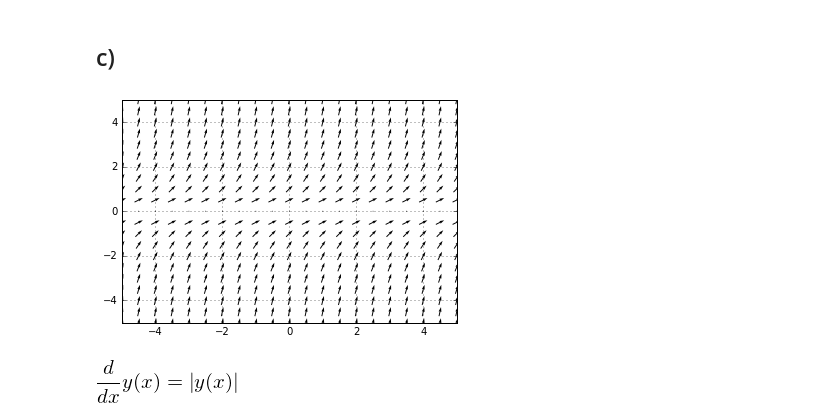
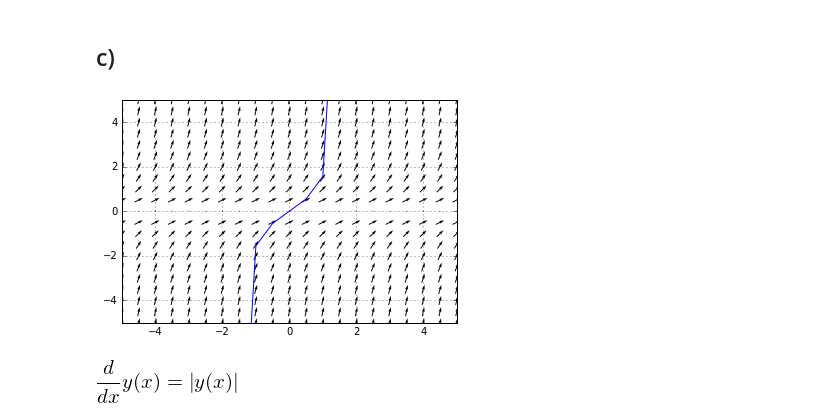
Before and after one commit to scoiatael/MZP, a Jupyter notebook: Lista1.ipynb, the cells around one changed output. Drawn from its saved outputs; the diff is of its cells as text; code cells hidden in the pictures.

```diff
--- a/Lista1.ipynb
+++ b/Lista1.ipynb
@@ -111,9 +129,3 @@ X,Y,plt = plotdf(fun, xran=[-C,C], yran=[-C, C])
 # 3
 # %% [markdown]
 ## a
-# %%
-k = 1.
-C = 0.
-def fun(X,Y):
-    return (-Y + C) * k
-X,Y,plt = plotdf(fun)
@@ -130,3 +140,11 @@ display(dxs)
 # %% [output]
 [figure]
 [figure]
+# %%
+sol = lambda x: np.exp(-0.9*x) + 0.1
+# %%
+k = 1.
+C = 0.
+def fun(X,Y):
+    return (-Y + C) * k
+X,Y,plt = plotdf(fun, sol=sol)
@@ -157,5 +178,6 @@ display(dxs)
 def fun(X,Y):
     X[X==0] = 1000.
     return 1./(1. + np.exp(1./X))
-X,Y,plt = plotdf(fun)
+sol = lambda x: x if x < 0 else np.exp(x/3.)
+X,Y,plt = plotdf(fun, sol=sol)
 # %% [output]
@@ -174,9 +196,10 @@ display(dxs)
 ## c)
 # %%
 fun = lambda X,Y: np.abs(Y)
-_,_,_ = plotdf(fun)
+sol = lambda x: np.tan(x) if -2 < x < 2 else np.inf
+_,_,_ = plotdf(fun, sol=sol)
 # %% [output]
-[figure, old version]
+[figure, new version]
 # %%
 x = sp.var('x')
 y = sp.Function('y')(x)
```
Also changed, not shown: parts of 10 cells of this notebook.
